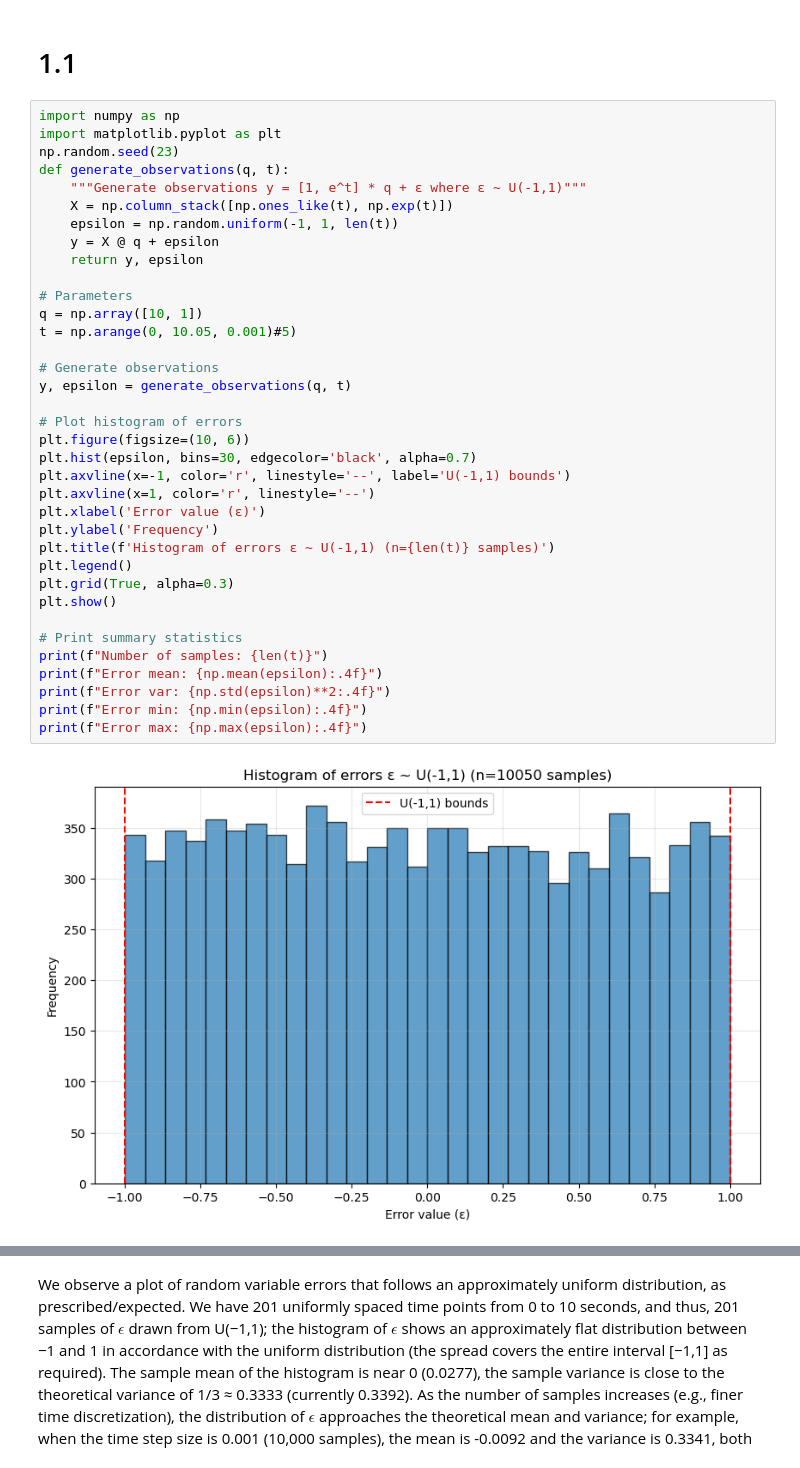
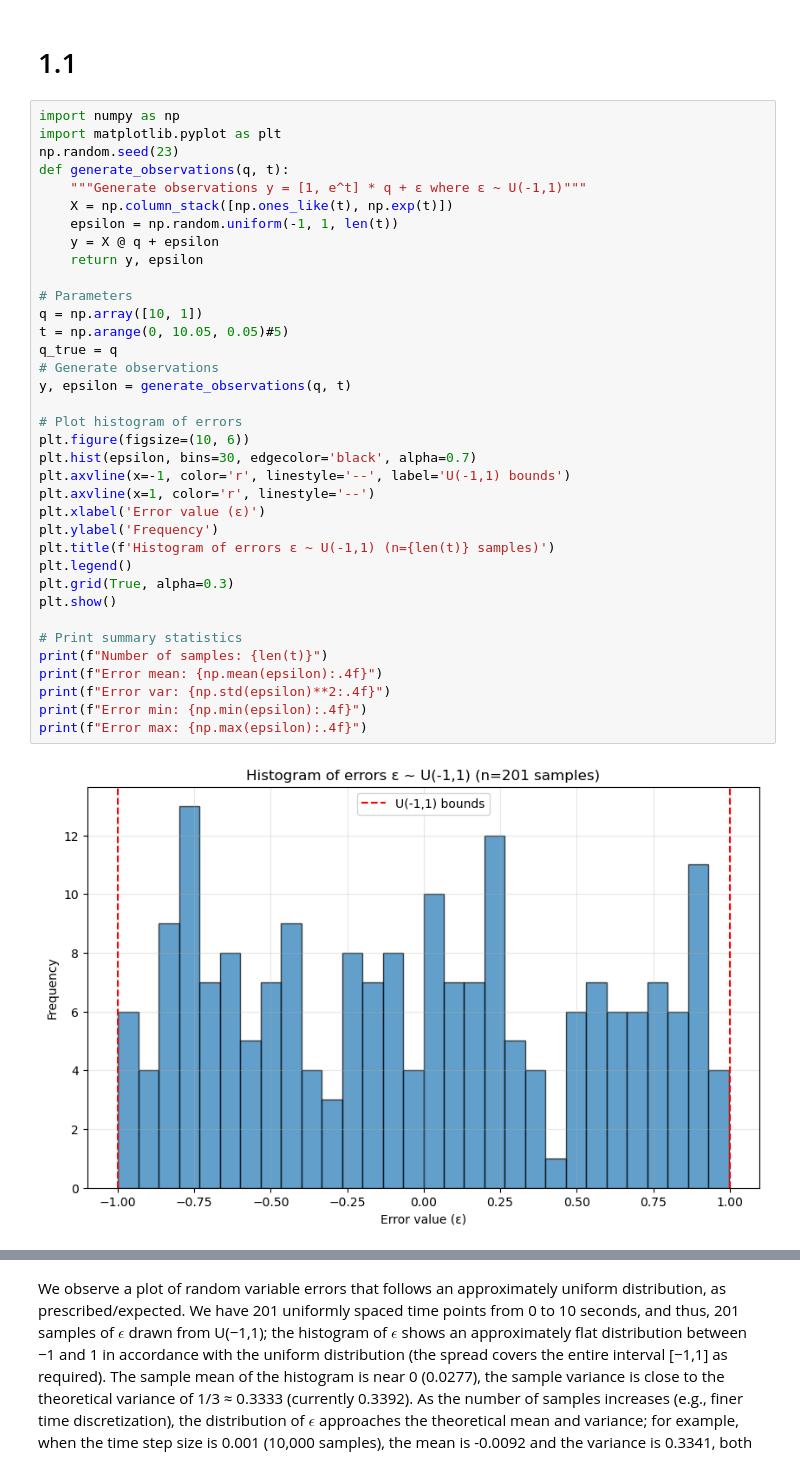
Before and after one commit to rx9933/ase379l, a Jupyter notebook: hw4/p1.ipynb, the cells around one changed output, grey strips where cells are left out. Cells and saved outputs as stored; diff of their text form.

```diff
--- a/hw4/p1.ipynb
+++ b/hw4/p1.ipynb
@@ -8,33 +8,33 @@ def generate_observations(q, t):
     """Generate observations y = [1, e^t] * q + ε where ε ~ U(-1,1)"""
     X = np.column_stack([np.ones_like(t), np.exp(t)])
     epsilon = np.random.uniform(-1, 1, len(t))
     y = X @ q + epsilon
     return y, epsilon
 
 # Parameters
 q = np.array([10, 1])
-t = np.arange(0, 10.05, 0.001)#5)
-
+t = np.arange(0, 10.05, 0.05)#5)
+q_true = q
 # Generate observations
 y, epsilon = generate_observations(q, t)
 
 # Plot histogram of errors
 plt.figure(figsize=(10, 6))
 plt.hist(epsilon, bins=30, edgecolor='black', alpha=0.7)
 plt.axvline(x=-1, color='r', linestyle='--', label='U(-1,1) bounds')
 plt.axvline(x=1, color='r', linestyle='--')
 plt.xlabel('Error value (ε)')
 plt.ylabel('Frequency')
 plt.title(f'Histogram of errors ε ~ U(-1,1) (n={len(t)} samples)')
 plt.legend()
 plt.grid(True, alpha=0.3)
 plt.show()
 
 # Print summary statistics
 print(f"Number of samples: {len(t)}")
 print(f"Error mean: {np.mean(epsilon):.4f}")
 print(f"Error var: {np.std(epsilon)**2:.4f}")
 print(f"Error min: {np.min(epsilon):.4f}")
 print(f"Error max: {np.max(epsilon):.4f}")
 # %% [output]
-[figure, old version]
+[figure, new version]
```
Also changed, not shown: parts of 5 cells of this notebook, 2 other files.
